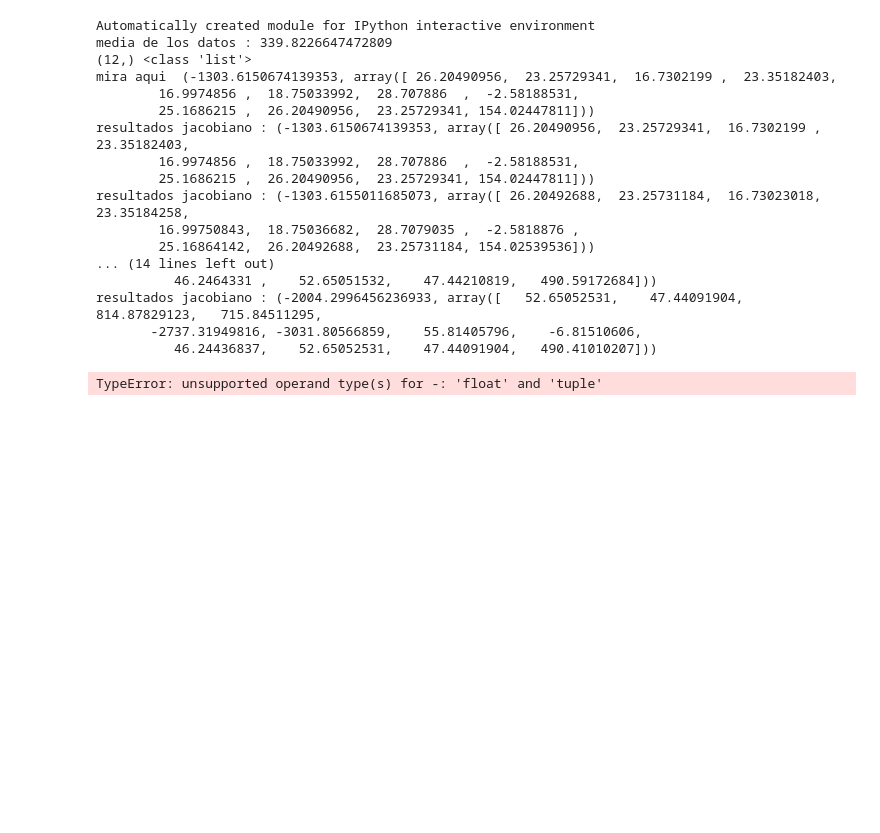
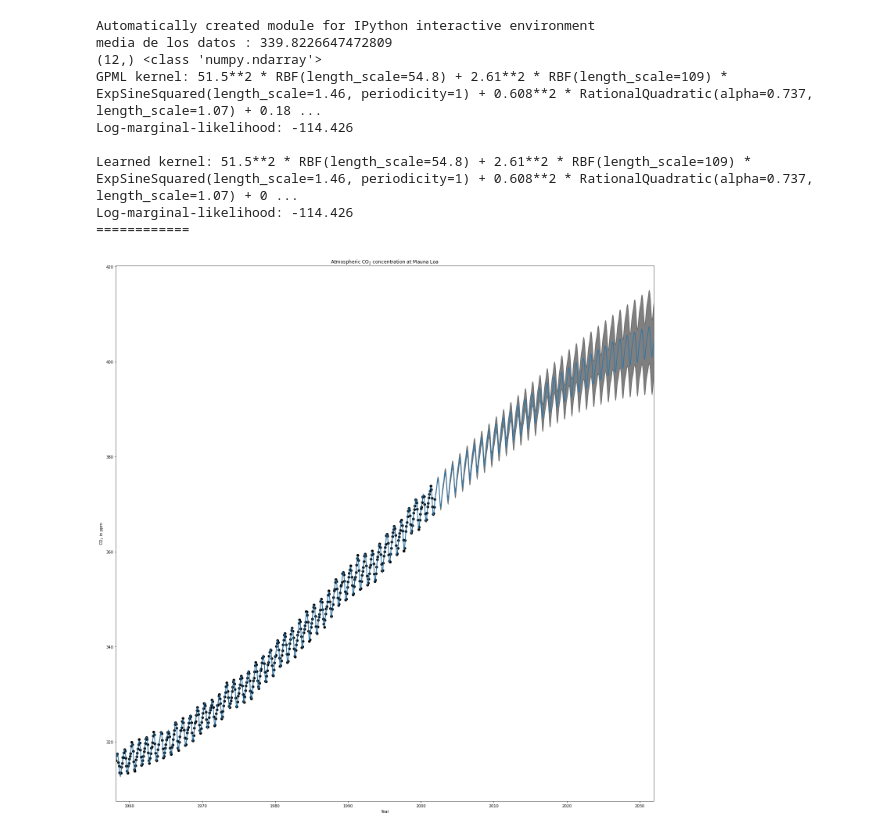
Before and after one commit to juanlu29/juanlu29, a Jupyter notebook: trabajo25092020.ipynb, the cells around one changed output. Cells and saved outputs as stored; diff of their text form; code cells hidden in the pictures; blank space fills up the shorter version.

```diff
--- a/trabajo25092020.ipynb
+++ b/trabajo25092020.ipynb
@@ -57,73 +57,71 @@ print("media de los datos :", media_y)
 
 
 inHiper = np.array([34.4,41.8,3.267,180.,1.44,1.,0.446,17.7,0.957,0.197,0.138,0.0336])
-inHiper = inHiper + 0.06*inHiper*np.random.randn(len(inHiper))
+#inHiper =  np.array([66**2. ,67.* ,2.4**2  ,90. ,1.3 ,1.,0.66**2 ,1.2 ,0.78 ,0.18**2 ,0.14  ,0.19]) # Libro de rasmusen
+
+
+#inHiper = inHiper + 0.06*inHiper*np.random.randn(len(inHiper))
 
 # Kernel with parameters given in GPML book
-k1 = ConstantKernel(constant_value=inHiper[0])*RBF(length_scale=inHiper[1])  # long term smooth rising trend
-k2 = ConstantKernel(constant_value=inHiper[2])*RBF(length_scale=inHiper[3]) \
+k1 = ConstantKernel(inHiper[0])*RBF(length_scale=inHiper[1])  # long term smooth rising trend
+k2 = ConstantKernel(inHiper[2])*RBF(length_scale=inHiper[3]) \
     * ExpSineSquared(length_scale=inHiper[4], periodicity=inHiper[5])  # seasonal component
 # medium term irregularity
-k3 = ConstantKernel(constant_value=inHiper[6])*RationalQuadratic(length_scale=inHiper[7], alpha=inHiper[8])
-k4 = ConstantKernel(constant_value=inHiper[9])*RBF(length_scale=inHiper[10]) + WhiteKernel(noise_level=inHiper[11])  # noise terms
+k3 = ConstantKernel(inHiper[6])*RationalQuadratic(length_scale=inHiper[7], alpha=inHiper[8])
+k4 = ConstantKernel(inHiper[9])*RBF(length_scale=inHiper[10]) + WhiteKernel(noise_level=inHiper[11])  # noise terms
 kernel_gpml = k1 + k2 + k3 + k4
 
 gp = GaussianProcessRegressor(kernel=kernel_gpml, alpha=0,
-                              optimizer=None, normalize_y=True)
+                              optimizer="fmin_l_bfgs_b", normalize_y=True,n_restarts_optimizer=5)
+
+#gp = GaussianProcessRegressor(kernel=kernel_gpml,optimizer=None, normalize_y=True)
+
 gp.fit(X, y)
 
 
-inHiper = [10e-1,10e-1,10e-1,10e-1,10e-1,10e-1,10e-1,10e-1,10e-1,10e-1,10e-1,10e-1]
+#inHiper = [10e-1,10e-1,10e-1,10e-1,10e-1,10e-1,10e-1,10e-1,10e-1,10e-1,10e-1,10e-1]
 print(np.shape(inHiper),type(inHiper))
-print("mira aqui ",gp.log_marginal_likelihood(inHiper,eval_gradient=True))
+#print("mira aqui ",gp.log_marginal_likelihood(inHiper,eval_gradient=True))
 
-res = minimize(gp.log_marginal_likelihood,inHiper,args=gp.log_marginal_likelihood, method='Newton-CG', jac=jacobiano)
+#res = minimize(gp.log_marginal_likelihood,inHiper,args=gp.log_marginal_likelihood, method='Newton-CG', jac=jacobiano)
 
 
 print("GPML kernel: %s" % gp.kernel_)
 print("Log-marginal-likelihood: %.3f"
       % gp.log_marginal_likelihood(gp.kernel_.theta))
 print("\nLearned kernel: %s" % gp.kernel_)
 print("Log-marginal-likelihood: %.3f"
       % gp.log_marginal_likelihood(gp.kernel_.theta))
 
 print("============")
 
 X_ = np.linspace(X.min(), X.max() + 30, 1000)[:, np.newaxis]
 y_pred, y_std = gp.predict(X_, return_std=True)
 
 y_pred = y_pred + media_y
 y = y + media_y
 
 # Illustration
 plt.figure(figsize=(20,20))
 
 plt.scatter(X, y, c='k')
 plt.plot(X_, y_pred)
 plt.fill_between(X_[:, 0], y_pred - y_std, y_pred + y_std,
                  alpha=0.5, color='k')
 plt.xlim(X_.min(), X_.max())
 plt.xlabel("Year")
 plt.ylabel(r"CO$_2$ in ppm")
 plt.title(r"Atmospheric CO$_2$ concentration at Mauna Loa")
 plt.tight_layout()
 plt.show()
 # %% [output]
 Automatically created module for IPython interactive environment
 media de los datos : 339.8226647472809
-(12,) <class 'list'>
-mira aqui  (-1303.6150674139353, array([ 26.20490956,  23.25729341,  16.7302199 ,  23.35182403,
-        16.9974856 ,  18.75033992,  28.707886  ,  -2.58188531,
-        25.1686215 ,  26.20490956,  23.25729341, 154.02447811]))
-resultados jacobiano : (-1303.6150674139353, array([ 26.20490956,  23.25729341,  16.7302199 ,  23.35182403,
-        16.9974856 ,  18.75033992,  28.707886  ,  -2.58188531,
-        25.1686215 ,  26.20490956,  23.25729341, 154.02447811]))
-resultados jacobiano : (-1303.6155011685073, array([ 26.20492688,  23.25731184,  16.73023018,  23.35184258,
-        16.99750843,  18.75036682,  28.7079035 ,  -2.5818876 ,
-        25.16864142,  26.20492688,  23.25731184, 154.02539536]))
-... (14 lines left out)
-          46.2464331 ,    52.65051532,    47.44210819,   490.59172684]))
-resultados jacobiano : (-2004.2996456236933, array([   52.65052531,    47.44091904,   814.87829123,   715.84511295,
-       -2737.31949816, -3031.80566859,    55.81405796,    -6.81510606,
-          46.24436837,    52.65052531,    47.44091904,   490.41010207]))
+(12,) <class 'numpy.ndarray'>
+GPML kernel: 51.5**2 * RBF(length_scale=54.8) + 2.61**2 * RBF(length_scale=109) * ExpSineSquared(length_scale=1.46, periodicity=1) + 0.608**2 * RationalQuadratic(alpha=0.737, length_scale=1.07) + 0.18 ...
+Log-marginal-likelihood: -114.426
+
+Learned kernel: 51.5**2 * RBF(length_scale=54.8) + 2.61**2 * RBF(length_scale=109) * ExpSineSquared(length_scale=1.46, periodicity=1) + 0.608**2 * RationalQuadratic(alpha=0.737, length_scale=1.07) + 0 ...
+Log-marginal-likelihood: -114.426
+============
-TypeError: unsupported operand type(s) for -: 'float' and 'tuple'
+[figure, added]
```
